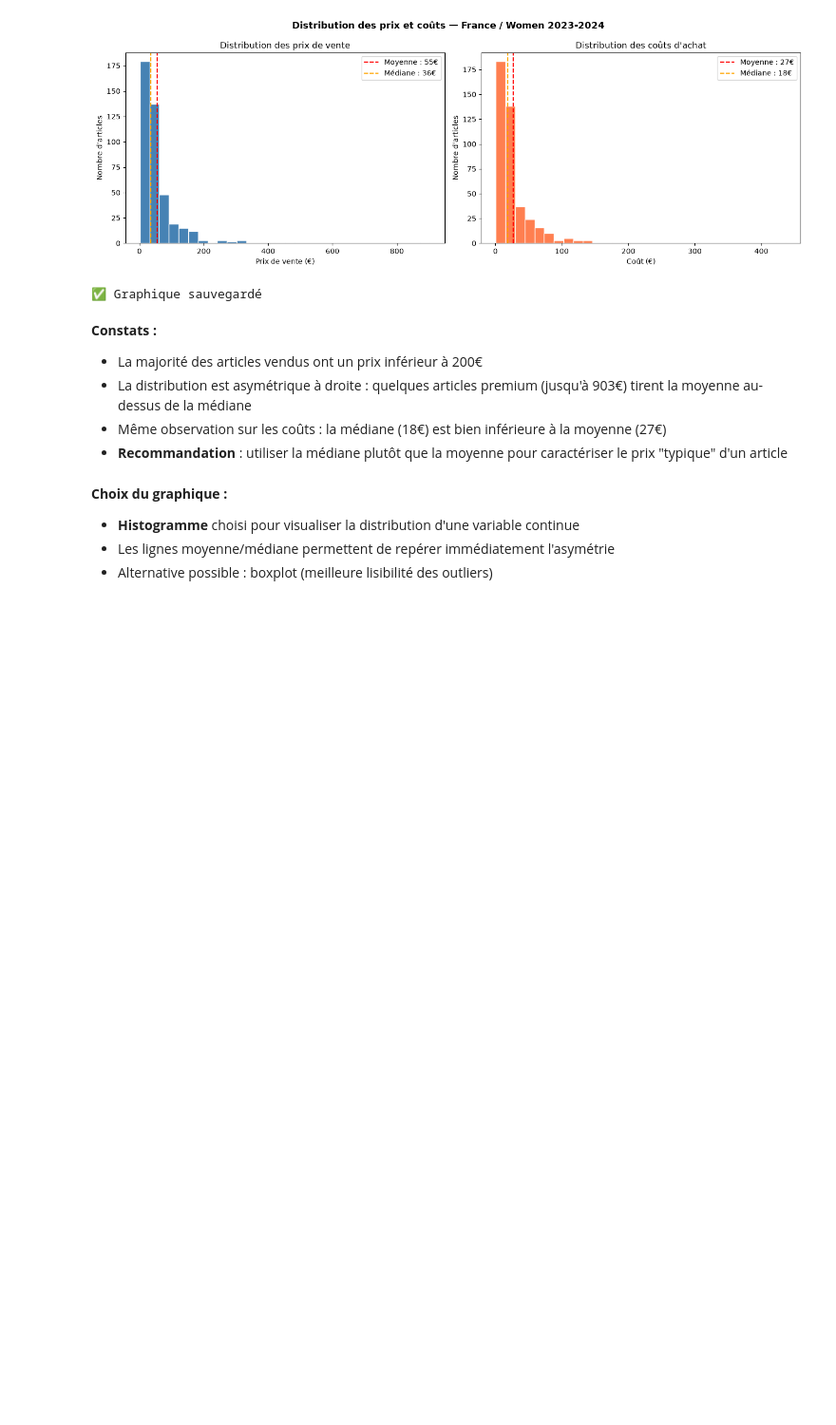
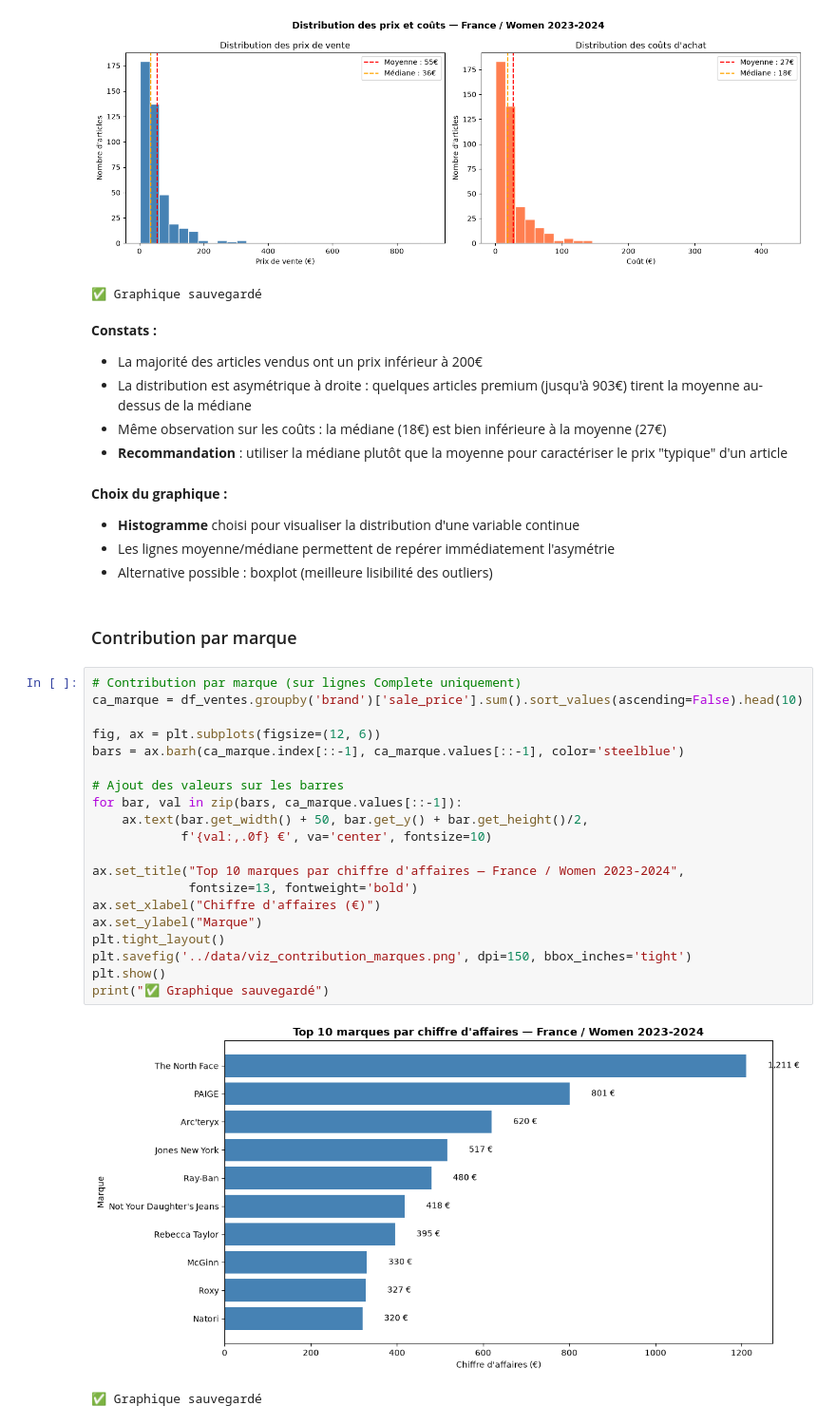
Before and after one commit to Fatima-Zahra37/projet-ecommerce-data, a Jupyter notebook: notebooks/eda_ecommerce.ipynb, the cells around one changed output. Shown at 95% size. Cells and saved outputs as stored; diff of their text form; blank space fills up the shorter version.

Commit message:
feat : EDA - contribution par marque

```diff
--- a/notebooks/eda_ecommerce.ipynb
+++ b/notebooks/eda_ecommerce.ipynb
@@ -342,3 +342,28 @@ print("✅ Graphique sauvegardé")
 - **Histogramme** choisi pour visualiser la distribution d'une variable continue
 - Les lignes moyenne/médiane permettent de repérer immédiatement l'asymétrie
 - Alternative possible : boxplot (meilleure lisibilité des outliers)
+# %% [markdown]
+### Contribution par marque
+# %%
+# Contribution par marque (sur lignes Complete uniquement)
+ca_marque = df_ventes.groupby('brand')['sale_price'].sum().sort_values(ascending=False).head(10)
+
+fig, ax = plt.subplots(figsize=(12, 6))
+bars = ax.barh(ca_marque.index[::-1], ca_marque.values[::-1], color='steelblue')
+
+# Ajout des valeurs sur les barres
+for bar, val in zip(bars, ca_marque.values[::-1]):
+    ax.text(bar.get_width() + 50, bar.get_y() + bar.get_height()/2,
+            f'{val:,.0f} €', va='center', fontsize=10)
+
+ax.set_title("Top 10 marques par chiffre d'affaires — France / Women 2023-2024",
+             fontsize=13, fontweight='bold')
+ax.set_xlabel("Chiffre d'affaires (€)")
+ax.set_ylabel("Marque")
+plt.tight_layout()
+plt.savefig('../data/viz_contribution_marques.png', dpi=150, bbox_inches='tight')
+plt.show()
+print("✅ Graphique sauvegardé")
+# %% [output]
+[figure, added]
+✅ Graphique sauvegardé
```
Also changed, not shown: parts of 1 cell of this notebook, 1 other file.
